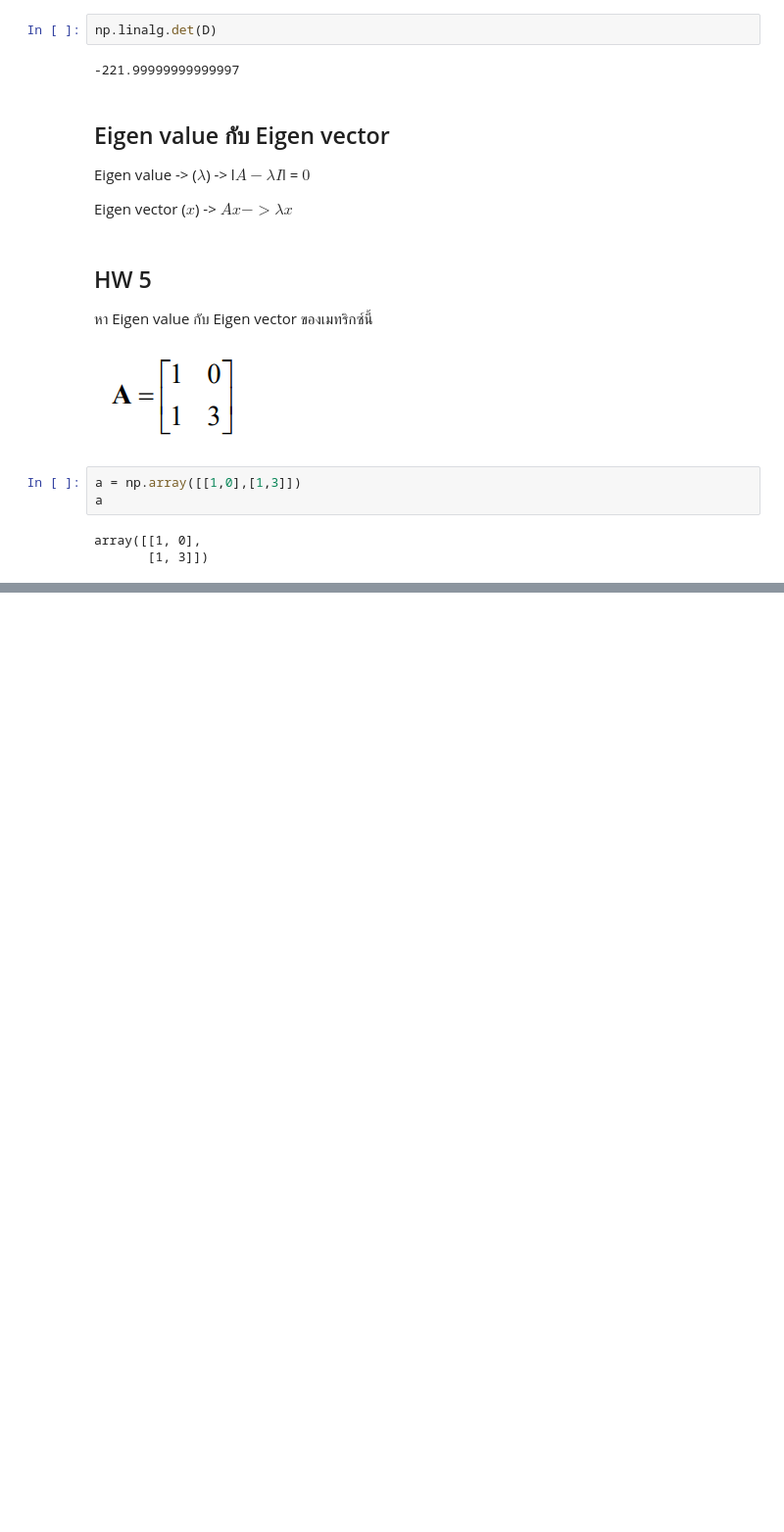
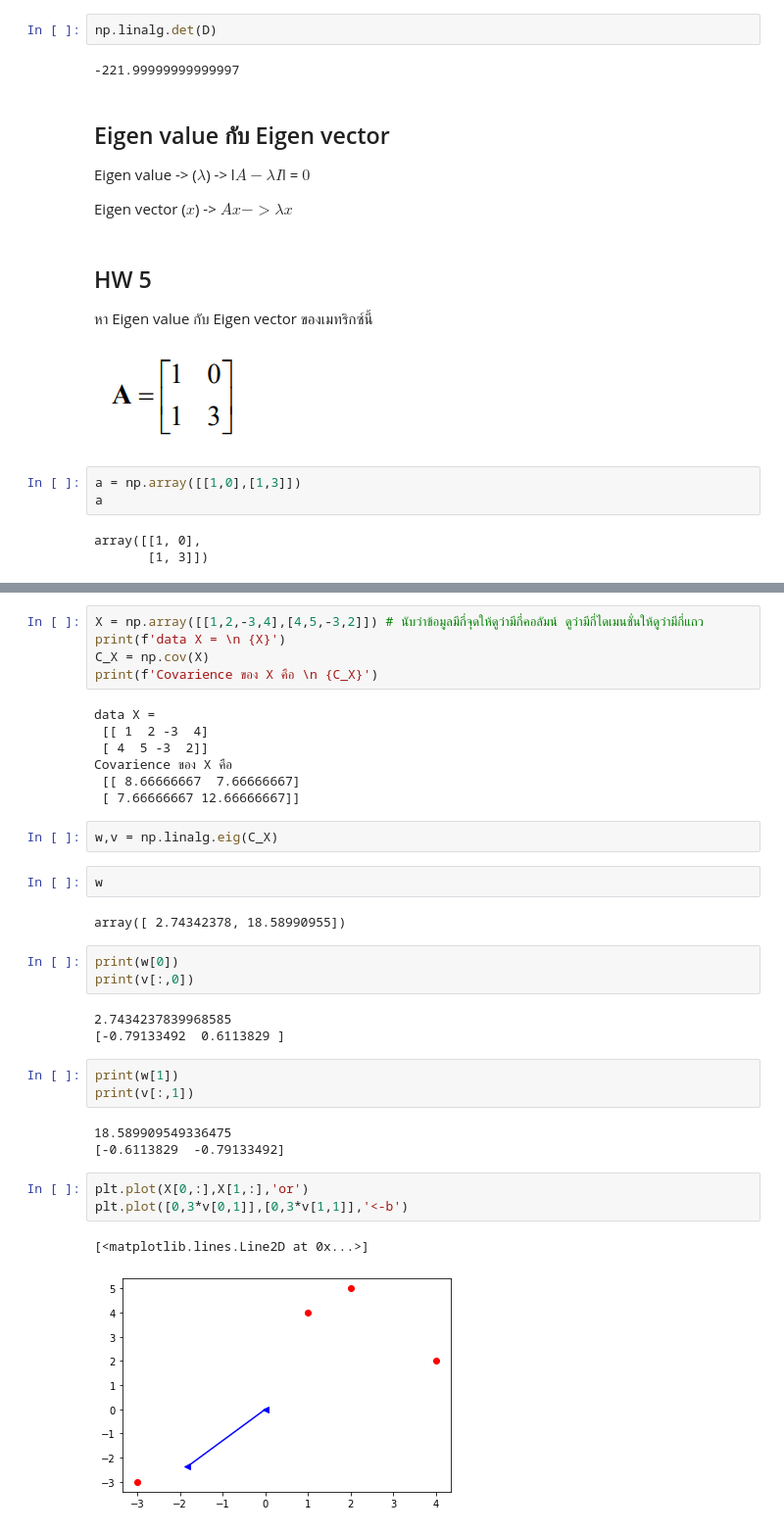
Before and after one commit to Wikanda-Hongboonmee/multivariate, a Jupyter notebook: MVA001.ipynb, the cells around one changed output, grey strips where cells are left out. Shown: that part at 98% size. Saved outputs shown, nothing was run; the diff lists cells and outputs as text; blank space fills up the shorter version.

```diff
--- a/MVA001.ipynb
+++ b/MVA001.ipynb
@@ -271,0 +284,36 @@ array([3., 1.])
+# %%
+X = np.array([[1,2,-3,4],[4,5,-3,2]]) # นับว่าข้อมูลมีกี่จุดให้ดูว่ามีกี่คอลัมน์ ดูว่ามีกี่ไดเมนชั่นให้ดูว่ามีกี่แถว
+print(f'data X = \n {X}')
+C_X = np.cov(X)
+print(f'Covarience ของ X คือ \n {C_X}')
+# %% [output]
+data X =
+ [[ 1  2 -3  4]
+ [ 4  5 -3  2]]
+Covarience ของ X คือ
+ [[ 8.66666667  7.66666667]
+ [ 7.66666667 12.66666667]]
+# %%
+w,v = np.linalg.eig(C_X)
+# %%
+w
+# %% [output]
+array([ 2.74342378, 18.58990955])
+# %%
+print(w[0])
+print(v[:,0])
+# %% [output]
+2.7434237839968585
+[-0.79133492  0.6113829 ]
+# %%
+print(w[1])
+print(v[:,1])
+# %% [output]
+18.589909549336475
+[-0.6113829  -0.79133492]
+# %%
+plt.plot(X[0,:],X[1,:],'or')
+plt.plot([0,3*v[0,1]],[0,3*v[1,1]],'<-b')
+# %% [output]
+[<matplotlib.lines.Line2D at 0x...>]
+[figure, added]
```
Also changed, not shown: parts of 14 cells of this notebook.
